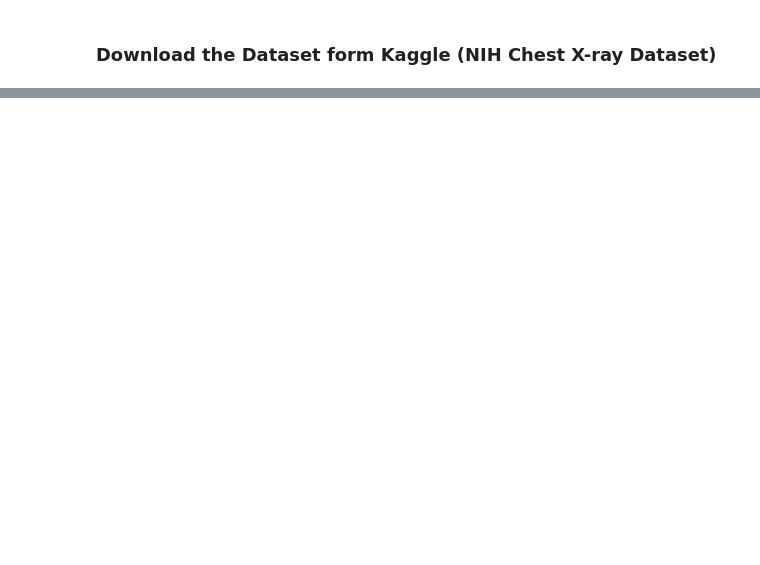
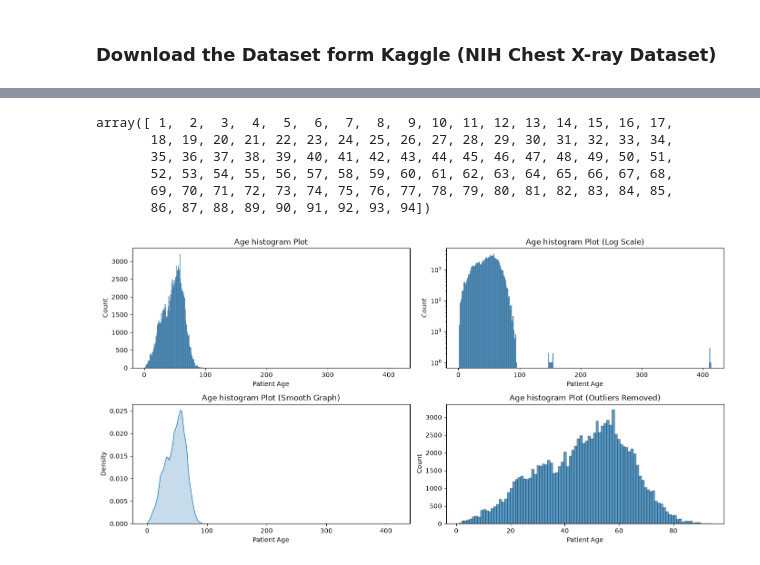
Before and after one commit to kmsmeng/Medical-Image-Classification-Explainable-AI, a Jupyter notebook: main.ipynb, the cells around one changed output, grey strips where cells are left out. Saved outputs shown, nothing was run; the diff lists cells and outputs as text; code cells hidden in the pictures; blank space fills up the shorter version.

```diff
--- a/main.ipynb
+++ b/main.ipynb
@@ -47,0 +509,12 @@ Download complete
+# %%
+Q1 = age_data.quantile(0.25)
+Q2 = age_data.quantile(0.5)
+Q3 = age_data.quantile(0.75)
+
+IQR = Q3 - Q1
+
+print(Q1, Q2, Q3, IQR)
+
+lower_limit = Q1 - 1.5 * IQR
+upper_limit = Q3 + 1.5 * IQR
+print(lower_limit, upper_limit)
@@ -47,0 +545,38 @@ Download complete
+# %%
+# new df with all the age outliers removed
+
+no_age_outlier_df = df[(df['Patient Age'] > lower_limit)&(df['Patient Age'] < upper_limit)]
+unique_values = no_age_outlier_df['Patient Age'].unique()
+unique_values.sort()
+unique_values
+# %% [output]
+array([ 1,  2,  3,  4,  5,  6,  7,  8,  9, 10, 11, 12, 13, 14, 15, 16, 17,
+       18, 19, 20, 21, 22, 23, 24, 25, 26, 27, 28, 29, 30, 31, 32, 33, 34,
+       35, 36, 37, 38, 39, 40, 41, 42, 43, 44, 45, 46, 47, 48, 49, 50, 51,
+       52, 53, 54, 55, 56, 57, 58, 59, 60, 61, 62, 63, 64, 65, 66, 67, 68,
+       69, 70, 71, 72, 73, 74, 75, 76, 77, 78, 79, 80, 81, 82, 83, 84, 85,
+       86, 87, 88, 89, 90, 91, 92, 93, 94])
+# %%
+# Plot histograms for the age data
+
+fig, axes = plt.subplots(2, 2, figsize=(14, 7))
+axes = axes.flatten()
+
+sns.histplot(age_data, ax=axes[0])
+axes[0].set_title('Age histogram Plot')
+
+# frequncy data of the age is in log scale to visualize the less occuring age data
+sns.histplot(age_data, ax=axes[1])
+axes[1].set_yscale('log')
+axes[1].set_title('Age histogram Plot (Log Scale)')
+
+
+sns.kdeplot(age_data, fill=True, ax=axes[2])
+axes[2].set_title('Age histogram Plot (Smooth Graph)')
+
+sns.histplot(no_age_outlier_df['Patient Age'], ax=axes[3])
+axes[3].set_title('Age histogram Plot (Outliers Removed)')
+
+plt.tight_layout()
+# %% [output]
+[figure, added]
```
Also changed, not shown: parts of 53 cells of this notebook, 2 other files.
